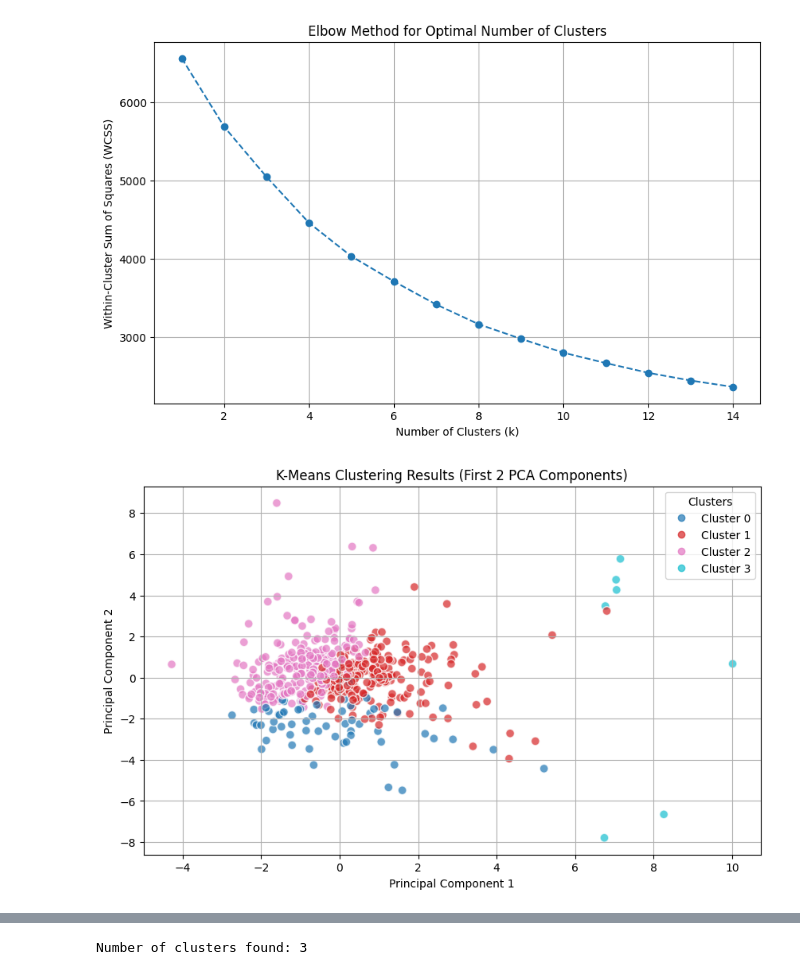
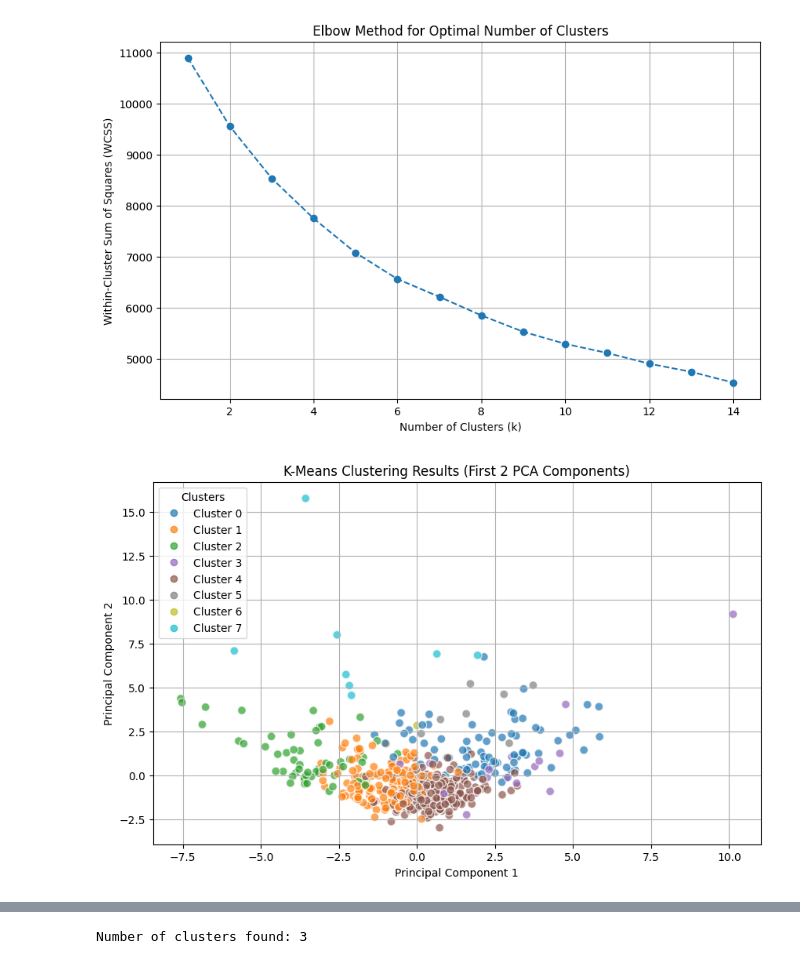
Before and after one commit to 19carenso/shear, a Jupyter notebook: notebooks/ml/clustering_latent.ipynb, the cells around one changed output, grey strips where cells are left out. Cells and saved outputs as stored; diff of their text form; code cells hidden in the pictures.

```diff
--- a/notebooks/ml/clustering_latent.ipynb
+++ b/notebooks/ml/clustering_latent.ipynb
@@ -34,6 +32,8 @@ storms_path = os.path.join(st.settings["DIR_DATA_OUT"], cs.name, filename_save)
 ds = xr.open_dataset(storms_path)
 # %%
 # from work.ml_tools.standard_scaler_from_ds import scale_profiles
-X, X_scaled, scaler_profiles = scale_profiles(ds)
+from work.ml_tools.standard_scaler_from_ds import scale_profiles_v1
+
+X, X_scaled, scaler_profiles = scale_profiles_v1(ds)
 # %%
 from tensorflow import keras
@@ -78,6 +72,6 @@ Model: "ae_fully_connected_v0_latent_16"
 # %%
 # Using the name of the bottleneck layer
-encoder_output = autoencoder.get_layer('dense_3').output  # Replace 'bottleneck' with actual name
+encoder_output = autoencoder.get_layer('dense_18').output  # Replace 'bottleneck' with actual name
 
 # Or, if you know the index of the bottleneck layer
 # encoder_output = autoencoder.layers[n].output  # Replace n with the actual index
@@ -125,7 +125,7 @@ plt.grid(True)
 plt.show()
 
 # Step 3: Decide on Number of Principal Components
-n_components = 9  # Adjust based on the plot
+n_components = 12  # Adjust based on the plot
 pca = PCA(n_components=n_components)
 X_pca = pca.fit_transform(X_latent_scaled)
 # %% [output]
@@ -147,33 +147,33 @@ plt.plot(cluster_range, wcss, marker='o', linestyle='--')
 plt.title('Elbow Method for Optimal Number of Clusters')
 plt.xlabel('Number of Clusters (k)')
 plt.ylabel('Within-Cluster Sum of Squares (WCSS)')
 plt.grid(True)
 plt.show()
 
 # Step 5: Decide on Number of Clusters
-optimal_k = 4  # Adjust based on the elbow plot
+optimal_k = 8  # Adjust based on the elbow plot
 kmeans = KMeans(n_clusters=optimal_k, init='k-means++', random_state=42)
 cluster_labels = kmeans.fit_predict(X_pca)
 
 # Step 6: Visualize the Clusters
 # Option A: 2D Visualization
 plt.figure(figsize=(10, 6))
 scatter = plt.scatter(
     X_pca[:, 0], X_pca[:, 1],
     c=cluster_labels,
     cmap='tab10',
     s=60,
     alpha=0.7,
     edgecolors='w'
 )
 handles, _ = scatter.legend_elements()
 legend_labels = [f"Cluster {i}" for i in range(optimal_k)]
 plt.legend(handles, legend_labels, title="Clusters", loc='best')
 plt.title('K-Means Clustering Results (First 2 PCA Components)')
 plt.xlabel('Principal Component 1')
 plt.ylabel('Principal Component 2')
 plt.grid(True)
 plt.show()
 # %% [output]
-[figure, old version]
+[figure, new version]
-[figure, old version]
+[figure, new version]
```
Also changed, not shown: parts of 13 cells of this notebook, 7 other files.
